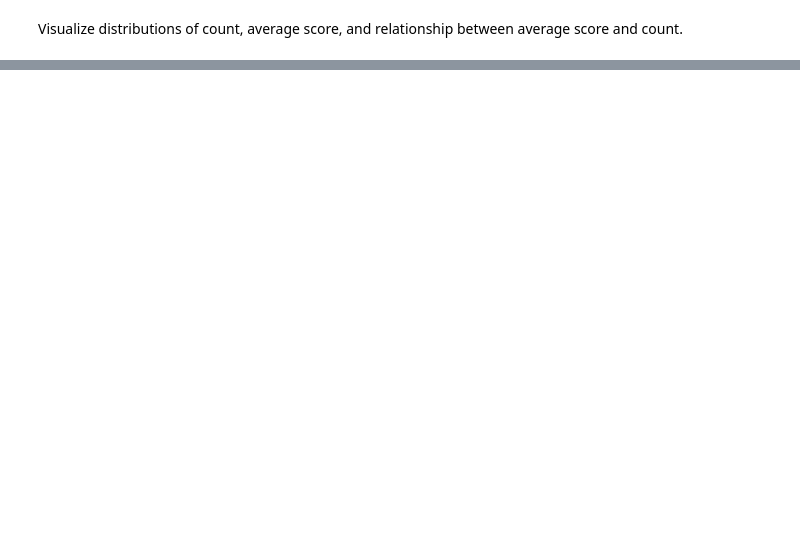
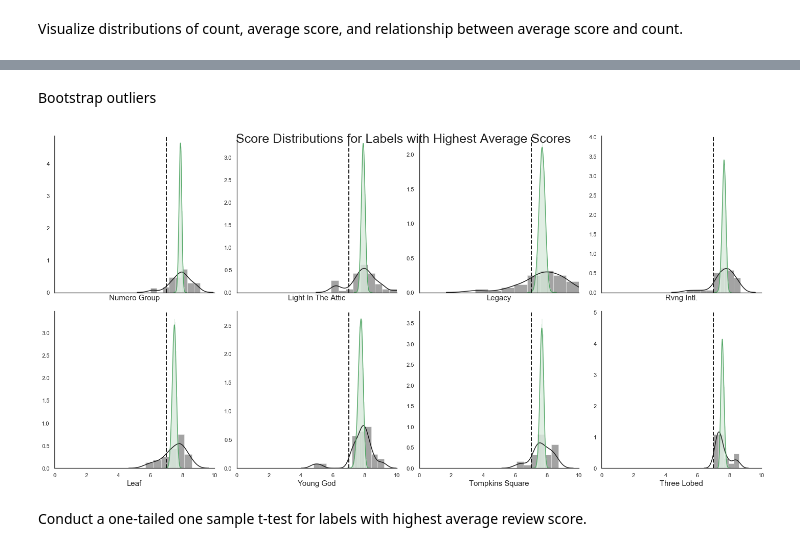
Before and after one commit to tsgreenwood-flatiron-data-science/mod2_final_project, a Jupyter notebook: folkenstein.ipynb, the cells around one changed output, grey strips where cells are left out. Cells and saved outputs as stored; diff of their text form; code cells hidden in the pictures; blank space fills up the shorter version.

```diff
--- a/folkenstein.ipynb
+++ b/folkenstein.ipynb
@@ -537,0 +684,5 @@ H, pval
+# %%
+label_outliers = labels_df[(labels_df['count'] > 26) & (labels_df['avg'] > 7.5)].copy()
+# %%
+label_outliers_list = label_outliers['label'].tolist()
+label_outliers_list
@@ -537,0 +751,68 @@ H, pval
+# %%
+outlier8_df = pd.read_sql("""SELECT reviews.score
+FROM reviews
+JOIN labels on reviews.reviewid = labels.reviewid
+WHERE labels.label = 'three lobed'
+;""", conn)
+# %% [markdown]
+Bootstrap outliers
+# %%
+b1_stats = bootstrap(outlier1_df['score'])
+b2_stats = bootstrap(outlier2_df['score'])
+b3_stats = bootstrap(outlier3_df['score'])
+b4_stats = bootstrap(outlier4_df['score'])
+b5_stats = bootstrap(outlier5_df['score'])
+b6_stats = bootstrap(outlier6_df['score'])
+b7_stats = bootstrap(outlier7_df['score'])
+b8_stats = bootstrap(outlier8_df['score'])
+# %%
+sns.set()
+sns.set_style("white")
+fig, axes = plt.subplots(2, 4, figsize=(20, 10), sharex=True)
+plt.xlim(0, 10)
+plt.suptitle('Score Distributions for Labels with Highest Average Scores', fontsize='25')
+ax1 = sns.distplot(outlier1_df, color='k', ax=axes[0, 0])
+ax2 = sns.distplot(outlier2_df, color='k', ax=axes[0, 1])
+ax3 = sns.distplot(outlier3_df, color='k', ax=axes[0, 2])
+ax4 = sns.distplot(outlier4_df, color='k', ax=axes[0, 3])
+ax5 = sns.distplot(outlier5_df, color='k', ax=axes[1, 0])
+ax6 = sns.distplot(outlier6_df, color='k', ax=axes[1, 1])
+ax7 = sns.distplot(outlier7_df, color='k', ax=axes[1, 2])
+ax8 = sns.distplot(outlier8_df, color='k', ax=axes[1, 3])
+
+# Add bootstrapped visual for all but all scores (no need, is population andu just creates straight line)
+ax9 = sns.distplot(b1_stats, color='g', ax=axes[0, 0])
+ax10 = sns.distplot(b2_stats, color='g', ax=axes[0, 1])
+ax11 = sns.distplot(b3_stats, color='g', ax=axes[0, 2])
+ax12 = sns.distplot(b4_stats, color='g', ax=axes[0, 3])
+ax13 = sns.distplot(b5_stats, color='g', ax=axes[1, 0])
+ax14 = sns.distplot(b6_stats, color='g', ax=axes[1, 1])
+ax15 = sns.distplot(b7_stats, color='g', ax=axes[1, 2])
+ax16 = sns.distplot(b8_stats, color='g', ax=axes[1, 3])
+
+# Add estimated population mean line
+ax1.axvline(x=pop_mean, color='k', linestyle='--', linewidth=2)
+ax2.axvline(x=pop_mean, color='k', linestyle='--', linewidth=2)
+ax3.axvline(x=pop_mean, color='k', linestyle='--', linewidth=2)
+ax4.axvline(x=pop_mean, color='k', linestyle='--', linewidth=2)
+ax5.axvline(x=pop_mean, color='k', linestyle='--', linewidth=2)
+ax6.axvline(x=pop_mean, color='k', linestyle='--', linewidth=2)
+ax7.axvline(x=pop_mean, color='k', linestyle='--', linewidth=2)
+ax8.axvline(x=pop_mean, color='k', linestyle='--', linewidth=2)
+
+# Add labels for each plot
+ax1.set_xlabel(label_outliers_list[0].title(), fontsize='15')
+ax2.set_xlabel(label_outliers_list[1].title(), fontsize='15')
+ax3.set_xlabel(label_outliers_list[2].title(), fontsize='15')
+ax4.set_xlabel(label_outliers_list[3].title(), fontsize='15')
+ax5.set_xlabel(label_outliers_list[4].title(), fontsize='15')
+ax6.set_xlabel(label_outliers_list[5].title(), fontsize='15')
+ax7.set_xlabel(label_outliers_list[6].title(), fontsize='15')
+ax8.set_xlabel(label_outliers_list[7].title(), fontsize='15')
+sns.despine()
+plt.tight_layout()
+plt.show();
+# %% [output]
+[figure, added]
+# %% [markdown]
+Conduct a one-tailed one sample t-test for labels with highest average review score.
```
Also changed, not shown: parts of 93 cells of this notebook, 1 other file.
